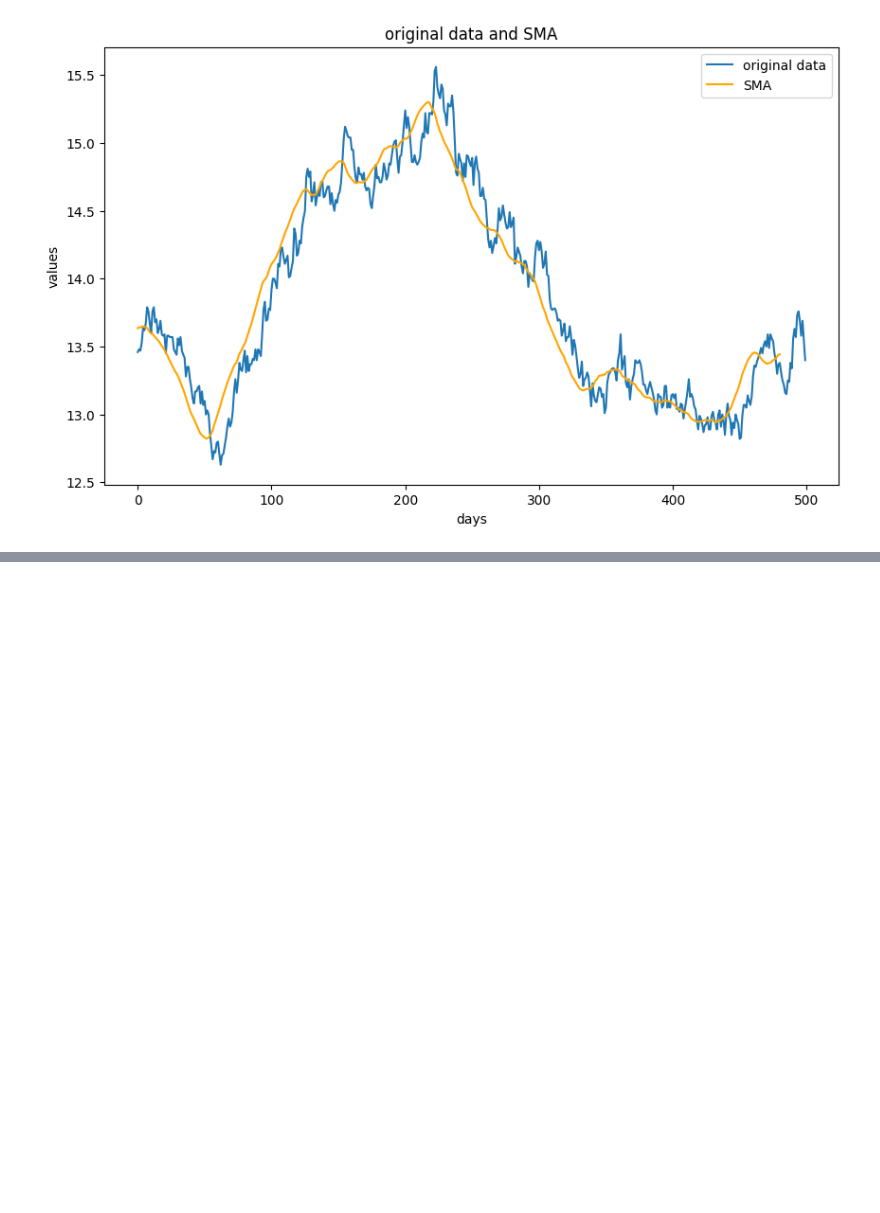
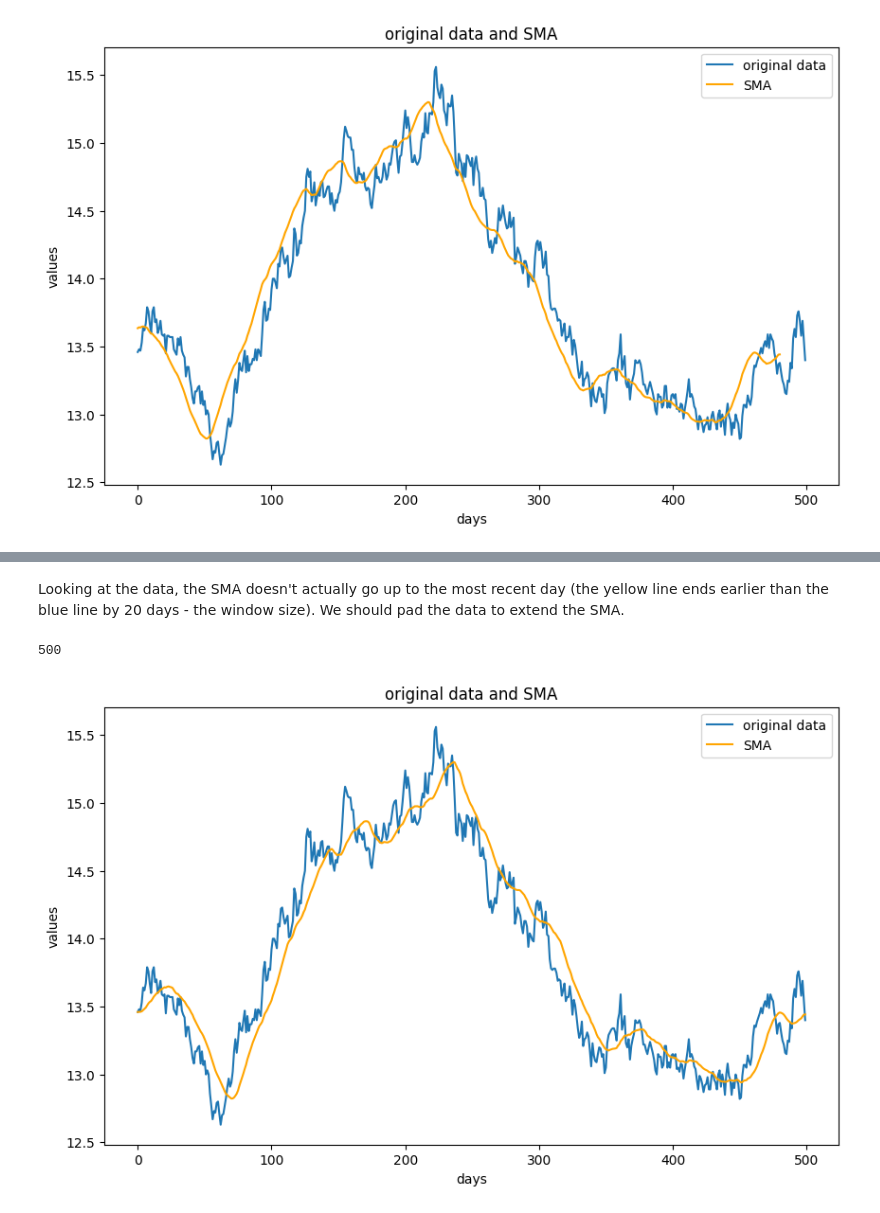
Before and after one commit to matthew-lim-matthew-lim/algothon24-team-pogchampions, a Jupyter notebook: data_analysis.ipynb, the cells around one changed output, grey strips where cells are left out. Drawn from its saved outputs; the diff is of its cells as text; code cells hidden in the pictures; blank space fills up the shorter version.

Commit message:
use a padded simple moving average so that our SMA covers the entire day-range of the original dataset

```diff
--- a/data_analysis.ipynb
+++ b/data_analysis.ipynb
@@ -45,0 +52,31 @@ plt.show()
+# %% [markdown]
+Looking at the data, the SMA doesn't actually go up to the most recent day (the yellow line ends earlier than the blue line by 20 days - the window size).
+We should pad the data to extend the SMA.
+# %%
+def sma_padded(data, window):
+    # We pad (window - 1) and (0) (meaning that the SMA extends over the entire
+    # data set)
+    padded_data = np.pad(data, (window-1, 0), mode='edge')
+    weights = np.repeat(1.0, window) / window
+    smas = np.convolve(padded_data, weights, 'valid')
+    return smas
+# %%
+# 20 day window size
+sma_values = sma_padded(df[0], 20)
+print(len(sma_values)) # Its now the same length as the original data xd
+
+# convert the sma values to a pandas Series (basically a 1 dimensional dataframe) with the same index as the original data
+sma_series = pd.Series(sma_values, index=df.index[:len(sma_values)])
+
+# plot the original data and the SMA
+plt.figure(figsize=(10, 6))
+plt.plot(df[0], label='original data')
+plt.plot(sma_series, label='SMA', color='orange')
+plt.title('original data and SMA')
+plt.xlabel('days')
+plt.ylabel('values')
+plt.legend()
+plt.show()
+# %% [output]
+500
+[figure, added]
```
Also changed, not shown: parts of 1 cell of this notebook, 2 other files.
